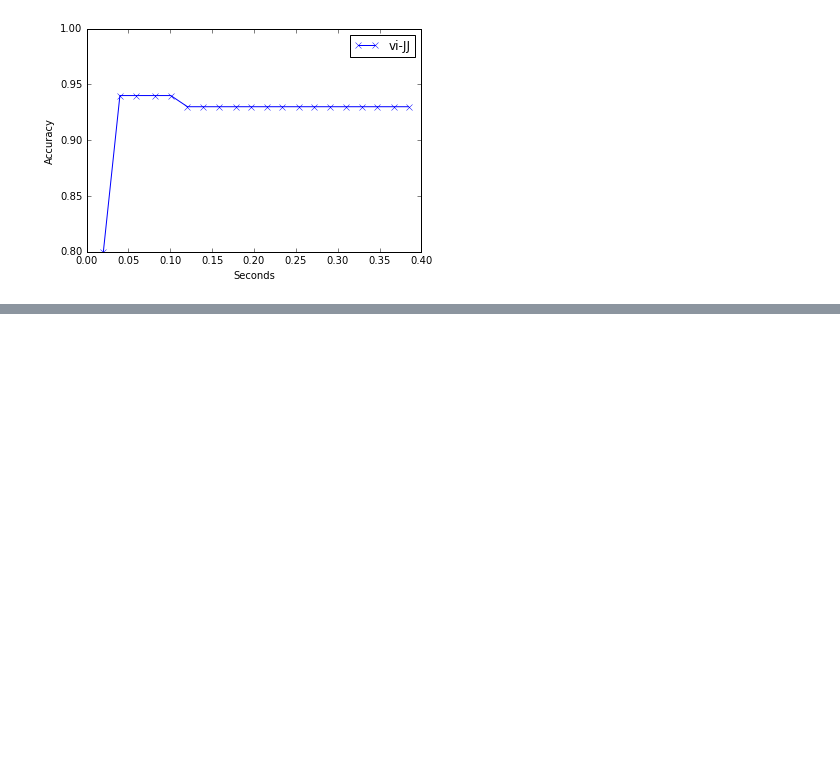
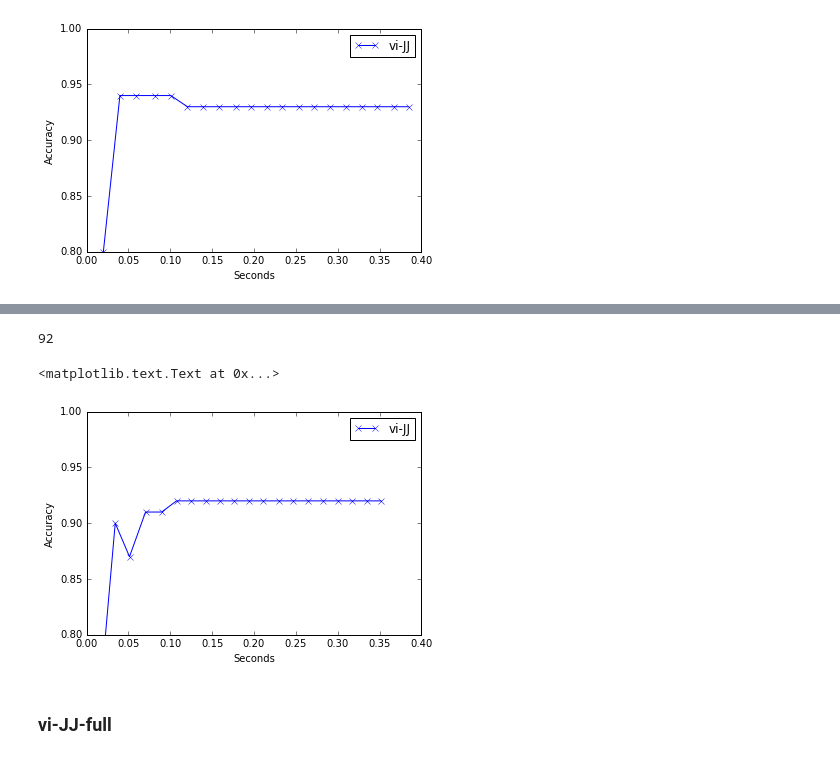
Before and after one commit to izmailovpavel/gplib, a Jupyter notebook: testing/gpc_testing.ipynb, the cells around one changed output, grey strips where cells are left out. Drawn from its saved outputs; the diff is of its cells as text; code cells hidden in the pictures; blank space fills up the shorter version.

```diff
--- a/testing/gpc_testing.ipynb
+++ b/testing/gpc_testing.ipynb
@@ -153,0 +156,5 @@ plt.ylabel('Accuracy')
+# %%
+gp = GPCSparse(SE(np.array([1., .5, .2])), inputs=30)
+# %%
+options = {'maxfun': 5, 'disp': False, 'mydisp': True, 'num_updates':5}
+res = gp.fit(x_tr, y_tr, method='vi_taylor', method_options=options)
@@ -153,0 +181,17 @@ plt.ylabel('Accuracy')
+# %%
+np.sum(y_pred == y_te)
+# %% [output]
+92
+# %%
+metric = lambda w: gp.get_prediction_quality(w, x_test, y_te)
+x_lst, y_lst = res.plot_performance(metric, 't', freq=1)
+plt.plot(x_lst[1:], y_lst[1:], '-bx', label='vi-JJ')
+plt.ylim([.8, 1.])
+plt.legend()
+plt.xlabel('Seconds')
+plt.ylabel('Accuracy')
+# %% [output]
+<matplotlib.text.Text at 0x...>
+[figure, added]
+# %% [markdown]
+### vi-JJ-full
```
Also changed, not shown: parts of 11 cells of this notebook, 3 other files.
